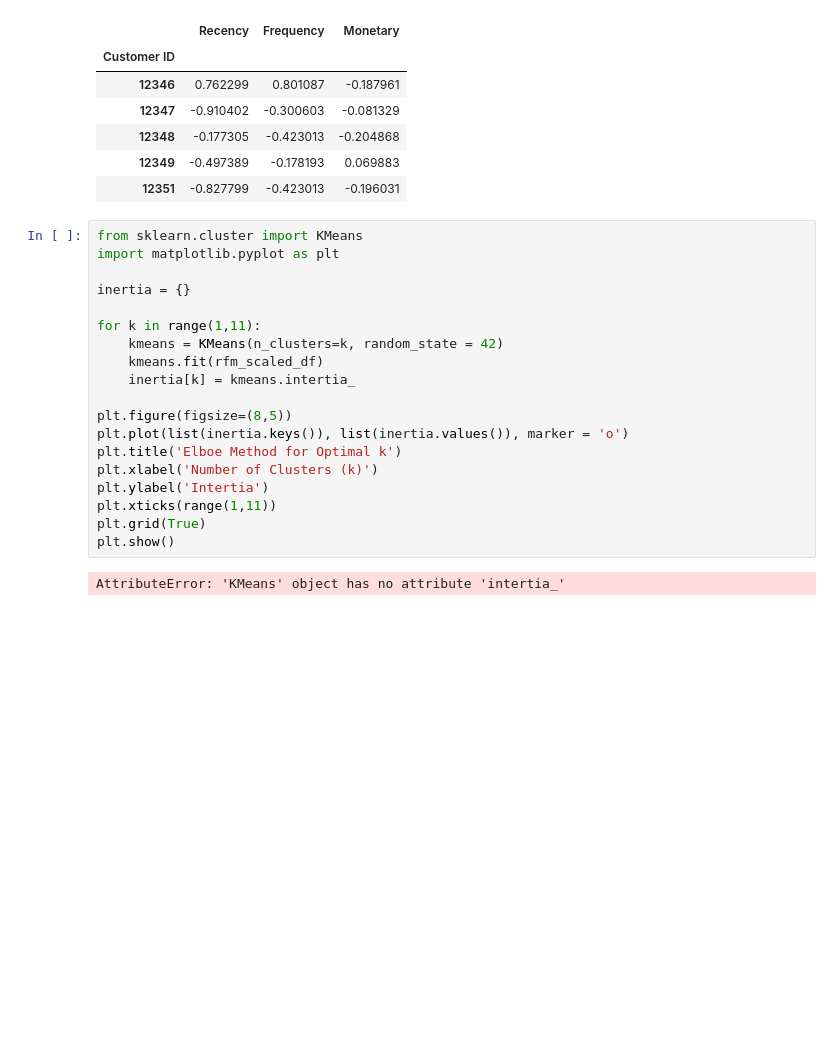
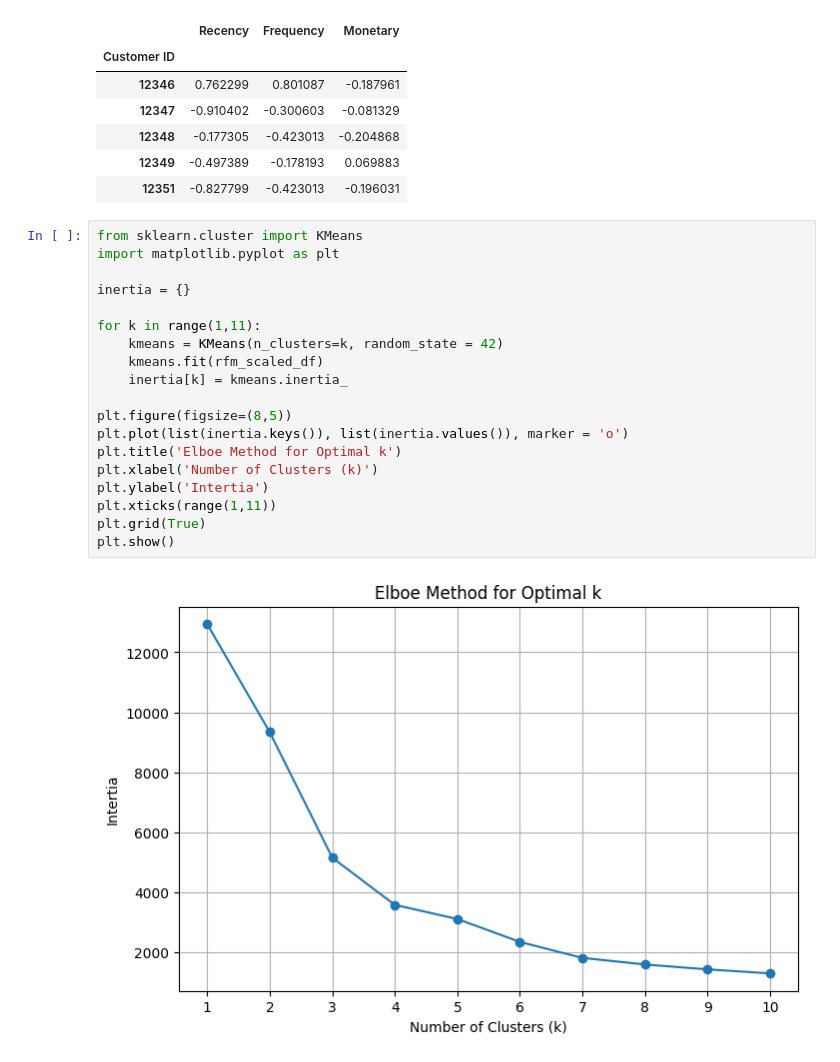
Before and after one commit to rahulgunwanistudy-2005/ecommerce-customer-segmentation, a Jupyter notebook: notebooks/01_data_exploration.ipynb, the cells around one changed output. Cells and saved outputs as stored; diff of their text form; blank space fills up the shorter version.

```diff
--- a/notebooks/01_data_exploration.ipynb
+++ b/notebooks/01_data_exploration.ipynb
@@ -166,21 +166,21 @@ Scaled RFM Data:
 # %%
 from sklearn.cluster import KMeans
 import matplotlib.pyplot as plt
 
 inertia = {}
 
 for k in range(1,11):
     kmeans = KMeans(n_clusters=k, random_state = 42)
     kmeans.fit(rfm_scaled_df)
-    inertia[k] = kmeans.intertia_
+    inertia[k] = kmeans.inertia_
 
 plt.figure(figsize=(8,5))
 plt.plot(list(inertia.keys()), list(inertia.values()), marker = 'o')
 plt.title('Elboe Method for Optimal k')
 plt.xlabel('Number of Clusters (k)')
 plt.ylabel('Intertia')
 plt.xticks(range(1,11))
 plt.grid(True)
 plt.show()
 # %% [output]
-AttributeError: 'KMeans' object has no attribute 'intertia_'
+[figure, added]
```
Also changed, not shown: parts of 8 cells of this notebook, 5 other files.
